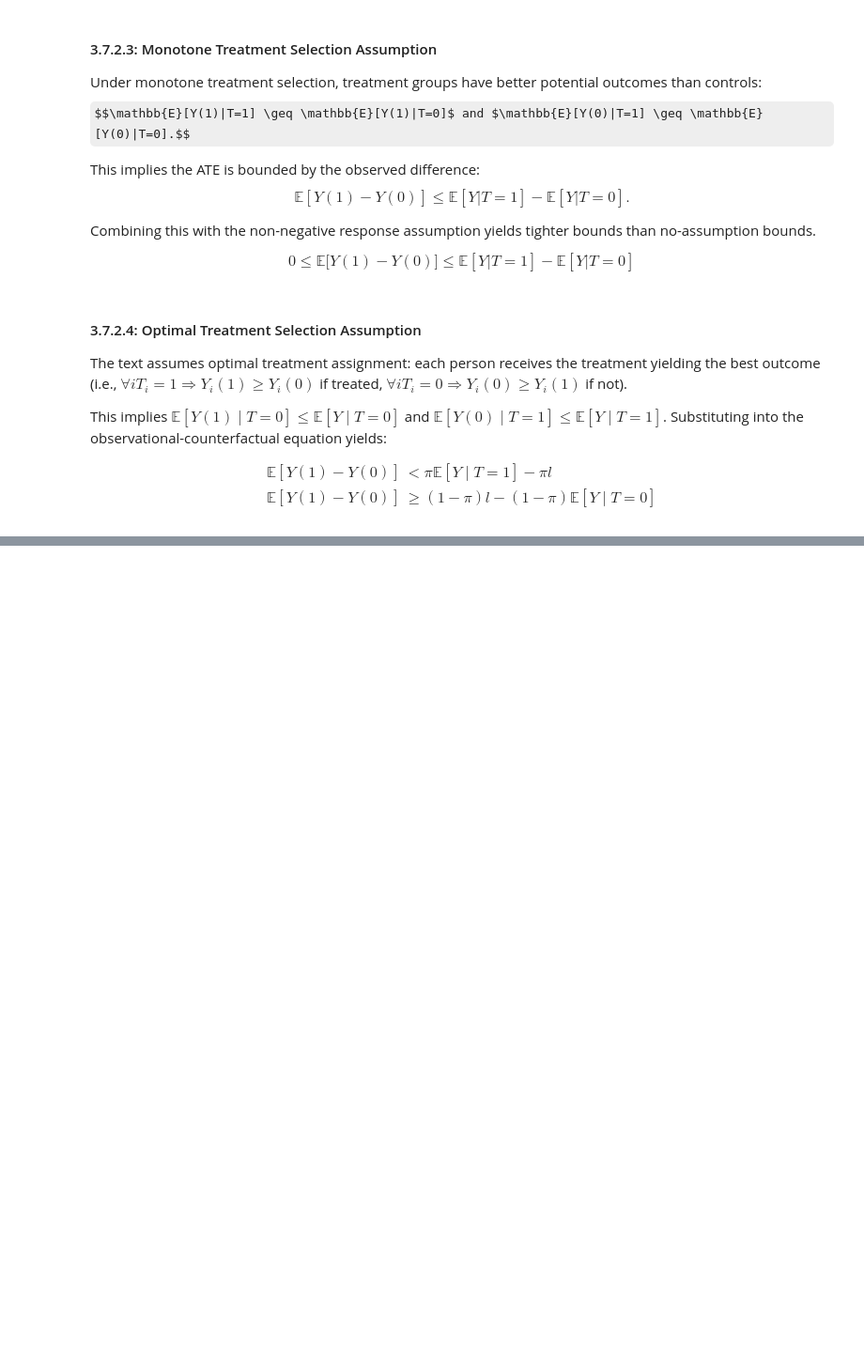
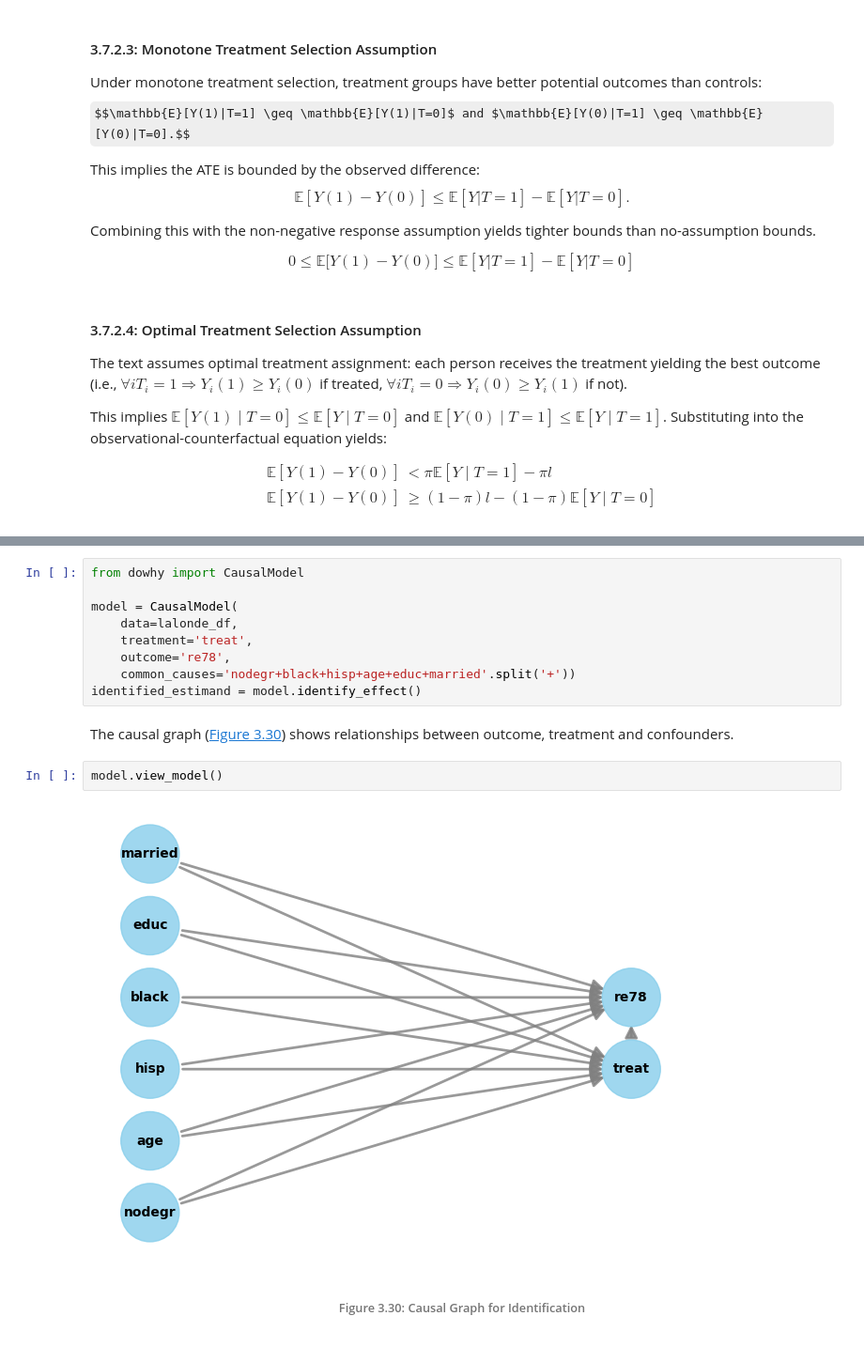
Before and after one commit to stefano-bragaglia/applied-causal-inference, a Jupyter notebook: src/notebooks/03_a_practical_approach.ipynb, the cells around one changed output, grey strips where cells are left out. Shown at 94% size. Drawn from its saved outputs; the diff is of its cells as text; some formulas as TeX source; blank space fills up the shorter version.

```diff
--- a/src/notebooks/03_a_practical_approach.ipynb
+++ b/src/notebooks/03_a_practical_approach.ipynb
@@ -1102,0 +1221,20 @@ Researchers like Cinelli and Vetich have developed methods that overcome linear
+# %%
+from dowhy import CausalModel
+
+model = CausalModel(
+    data=lalonde_df,
+    treatment='treat',
+    outcome='re78',
+    common_causes='nodegr+black+hisp+age+educ+married'.split('+'))
+identified_estimand = model.identify_effect()
+# %% [markdown]
+The causal graph ([Figure 3.30](#fig-causallalonde)) shows relationships between outcome, treatment and confounders.
+# %%
+model.view_model()
+# %% [output]
+[figure, added]
+# %% [markdown]
+<center>
+  <a id="fig-causallalonde"></a>
+  <h6>Figure 3.30: Causal Graph for Identification</h6>
+</center>
```
Also changed, not shown: parts of 53 cells of this notebook, 2 other files.
